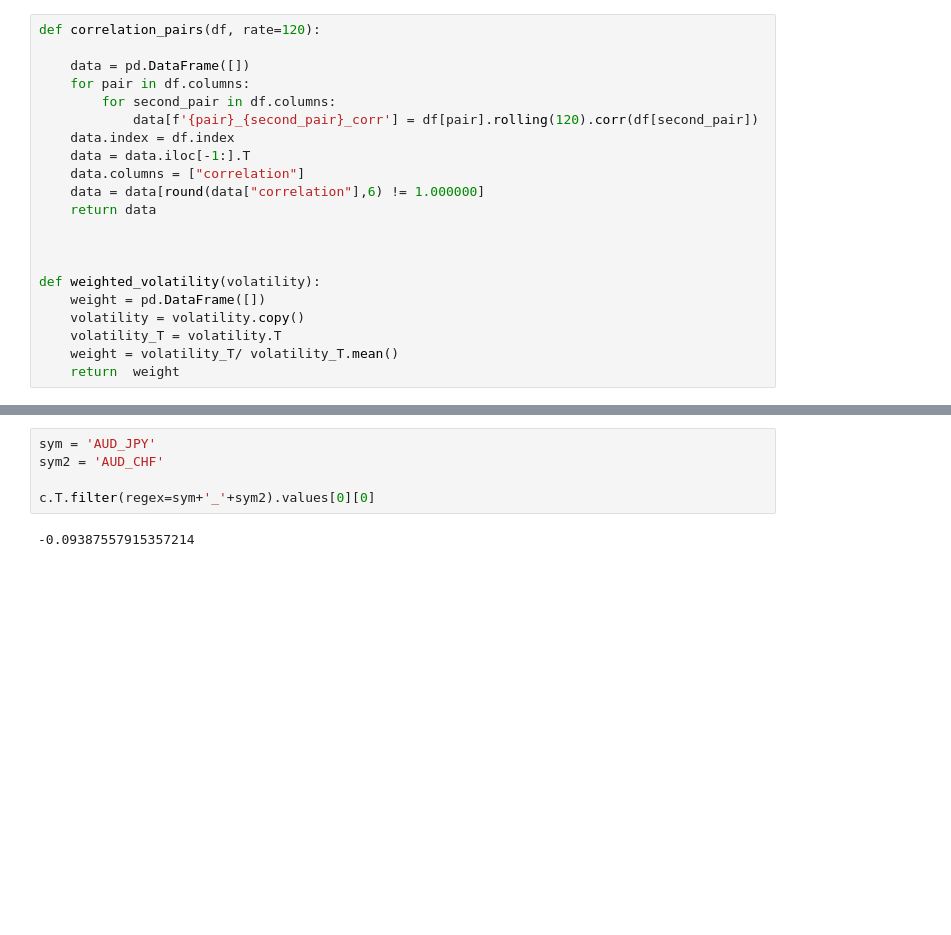
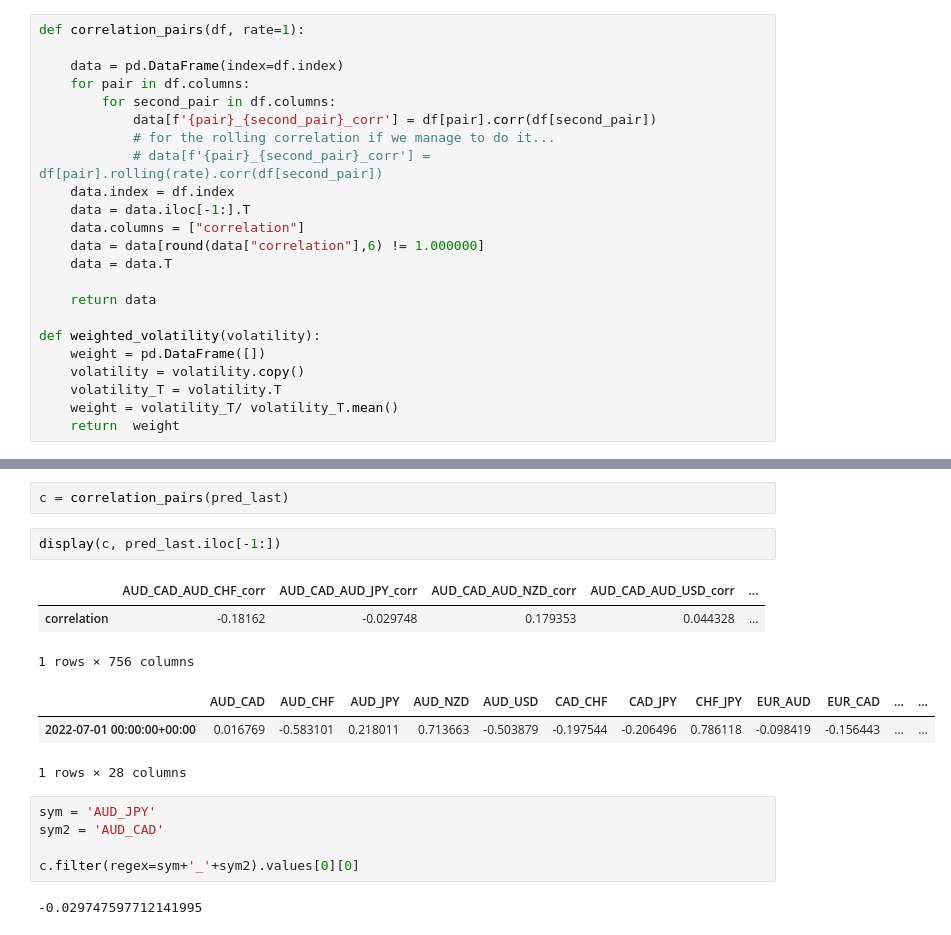
Before and after one commit to alexcolls/rex-ai, a Jupyter notebook: notebooks/marti/risk_management.ipynb, the cells around one changed output, grey strips where cells are left out. Cells and saved outputs as stored; diff of their text form; blank space fills up the shorter version.

```diff
--- a/notebooks/marti/risk_management.ipynb
+++ b/notebooks/marti/risk_management.ipynb
@@ -72,17 +78,19 @@ pred = abs(pred)
 # %%
-def correlation_pairs(df, rate=120):
+def correlation_pairs(df, rate=1):
 
-    data = pd.DataFrame([])
+    data = pd.DataFrame(index=df.index)
     for pair in df.columns:
         for second_pair in df.columns:
-            data[f'{pair}_{second_pair}_corr'] = df[pair].rolling(120).corr(df[second_pair])
+            data[f'{pair}_{second_pair}_corr'] = df[pair].corr(df[second_pair])
+            # for the rolling correlation if we manage to do it...
+            # data[f'{pair}_{second_pair}_corr'] = df[pair].rolling(rate).corr(df[second_pair])
     data.index = df.index
     data = data.iloc[-1:].T
     data.columns = ["correlation"]
     data = data[round(data["correlation"],6) != 1.000000]
+    data = data.T
+
     return data
-
-
 
 def weighted_volatility(volatility):
     weight = pd.DataFrame([])
@@ -105,10 +101,21 @@ display(w.T,c.T)
+# %%
+c = correlation_pairs(pred_last)
+# %%
+display(c, pred_last.iloc[-1:])
+# %% [output]
+|  | AUD_CAD_AUD_CHF_corr | AUD_CAD_AUD_JPY_corr | AUD_CAD_AUD_NZD_corr | AUD_CAD_AUD_USD_corr | ... |
+| correlation | -0.18162 | -0.029748 | 0.179353 | 0.044328 | ... |
+1 rows × 756 columns
+|  | AUD_CAD | AUD_CHF | AUD_JPY | AUD_NZD | AUD_USD | CAD_CHF | CAD_JPY | CHF_JPY | EUR_AUD | EUR_CAD | ... | ... |
+| 2022-07-01 00:00:00+00:00 | 0.016769 | -0.583101 | 0.218011 | 0.713663 | -0.503879 | -0.197544 | -0.206496 | 0.786118 | -0.098419 | -0.156443 | ... | ... |
+1 rows × 28 columns
 # %%
 sym = 'AUD_JPY'
-sym2 = 'AUD_CHF'
+sym2 = 'AUD_CAD'
 
-c.T.filter(regex=sym+'_'+sym2).values[0][0]
+c.filter(regex=sym+'_'+sym2).values[0][0]
 # %% [output]
--0.09387557915357214
+-0.029747597712141995
 # %%
 def expected_volatility(pred_vol, correlations):
 
```
Also changed, not shown: parts of 14 cells of this notebook, 1 other file.
